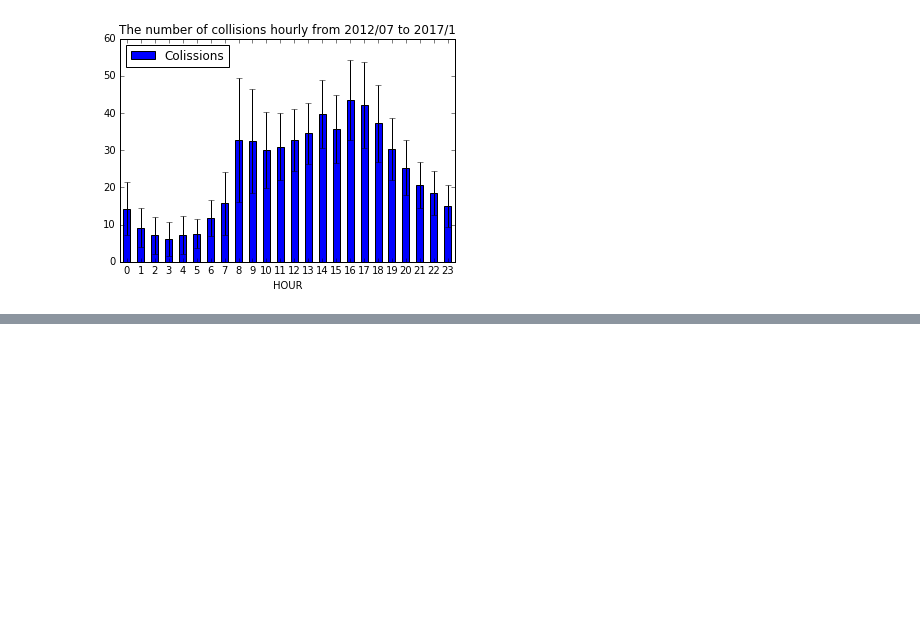
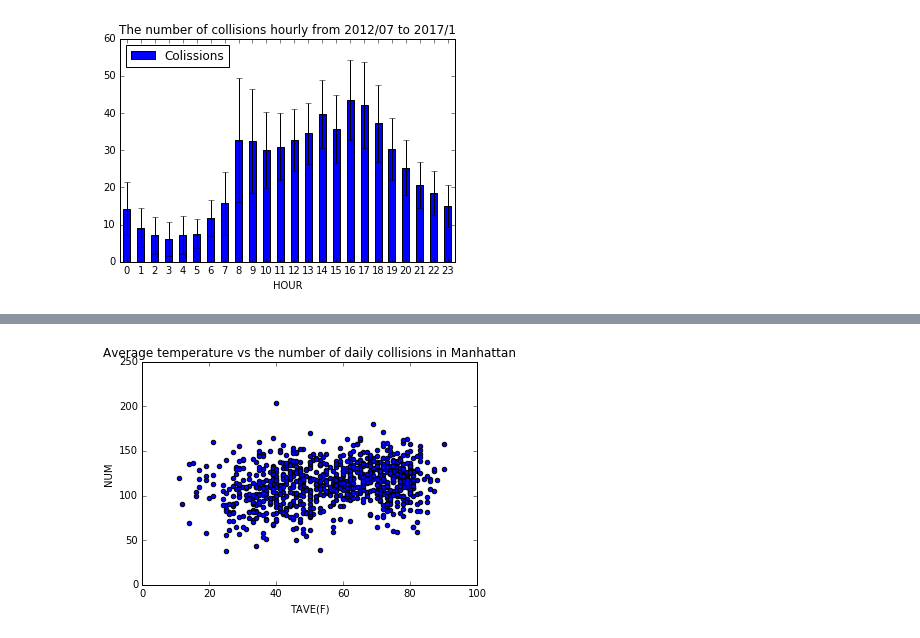
Before and after one commit to asterisk37n/notebooks, a Jupyter notebook: nypd_motor_vehicle_collisions.ipynb, the cells around one changed output, grey strips where cells are left out. Cells and saved outputs as stored; diff of their text form; code cells hidden in the pictures; blank space fills up the shorter version.

```diff
--- a/nypd_motor_vehicle_collisions.ipynb
+++ b/nypd_motor_vehicle_collisions.ipynb
@@ -262,0 +297,4 @@ df_hour3.mean().plot.bar(yerr=df_hour3.std(), rot=0, title='The number of collis
+# %%
+dfw.plot(kind='scatter', x='TAVE(F)', y='NUM', title="Average temperature vs the number of daily collisions in Manhattan").get_figure().savefig('collisionsTave.png')
+# %% [output]
+[figure, added]
```
Also changed, not shown: parts of 8 cells of this notebook.
